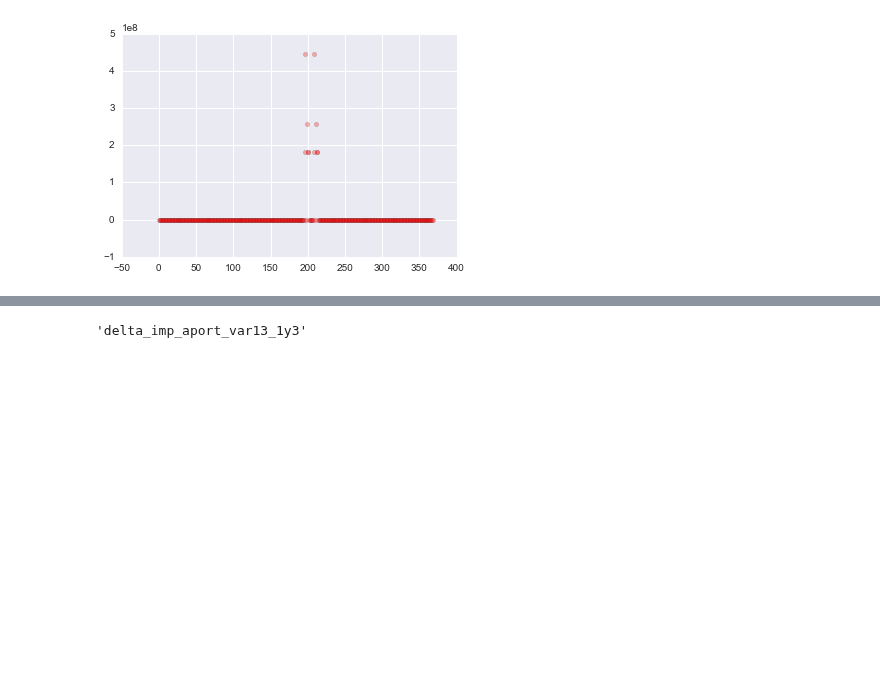
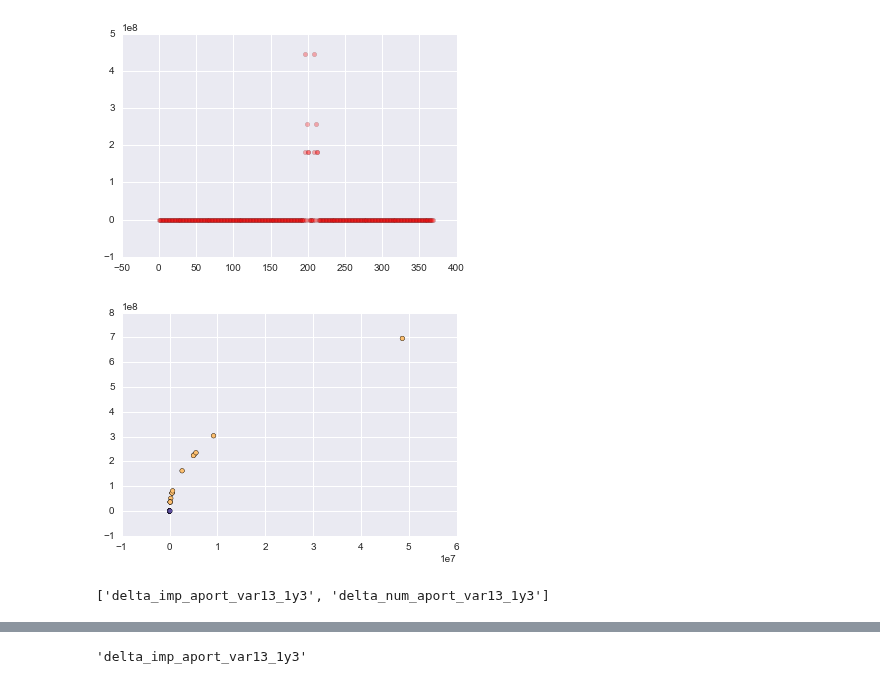
Before and after one commit to numb3r33/Kaggle-Competitions, a Jupyter notebook: Santander-Customer-Satisfaction/notebooks/Santander Customer Satisfaction - Exploratory Data Analysis.ipynb, the cells around one changed output, grey strips where cells are left out. Drawn from its saved outputs; the diff is of its cells as text; code cells hidden in the pictures; blank space fills up the shorter version.

```diff
--- a/Santander-Customer-Satisfaction/notebooks/Santander Customer Satisfaction - Exploratory Data Analysis.ipynb
+++ b/Santander-Customer-Satisfaction/notebooks/Santander Customer Satisfaction - Exploratory Data Analysis.ipynb
@@ -35,3 +35,11 @@ satisfied_std = satisfied.std()
 plt.scatter(np.arange(len(features)), satisfied_std, c='r', alpha=.3);
 # %% [output]
 [figure]
+# %%
+feature_range = np.arange(len(features))
+colors = np.in1d(feature_range, np.arange(0, 150)).astype(int) + 2*np.in1d(feature_range, np.arange(150, 225)).astype(int) +\
+         3* np.in1d(feature_range, np.arange(225, 300)).astype(int) + 4 * np.in1d(feature_range, np.arange(300, 369)).astype(int)
+# %%
+plt.scatter(train[features].mean(), train[features].std(), c=colors, cmap=plt.cm.Spectral);
+# %% [output]
+[figure, added]
@@ -37,0 +57,4 @@ plt.scatter(np.arange(len(features)), satisfied_std, c='r', alpha=.3);
+# %%
+curious_features
+# %% [output]
+['delta_imp_aport_var13_1y3', 'delta_num_aport_var13_1y3']
```
Also changed, not shown: parts of 9 cells of this notebook, 1 other file.
